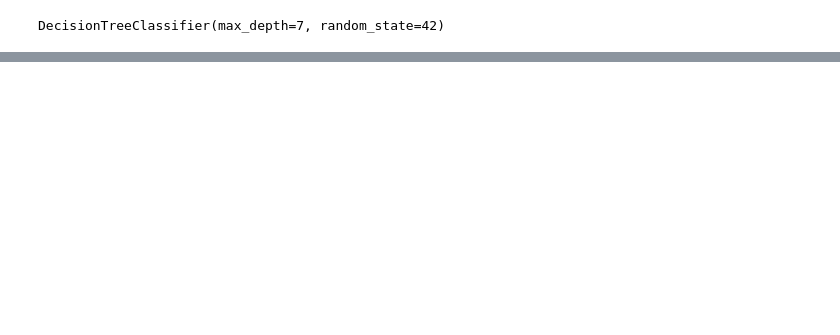
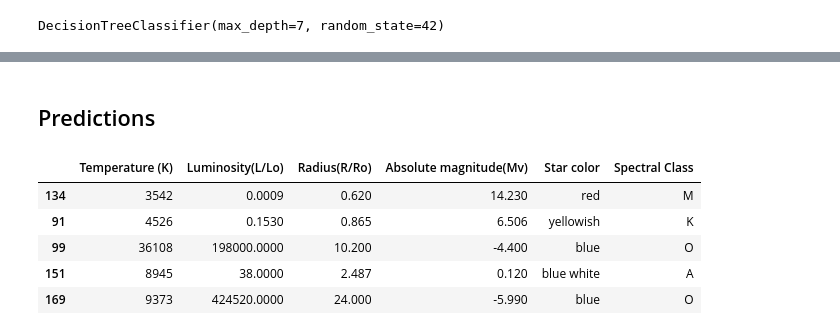
Before and after one commit to brigbrog/Star-Classifier, a Jupyter notebook: star_classifier_final.ipynb, the cells around one changed output, grey strips where cells are left out. Drawn from its saved outputs; the diff is of its cells as text; code cells hidden in the pictures; blank space fills up the shorter version.

Commit message:
predictions

```diff
--- a/star_classifier_final.ipynb
+++ b/star_classifier_final.ipynb
@@ -287,0 +383,14 @@ plt.show()
+# %% [markdown]
+## Predictions
+# %%
+stars_test = test_set.drop("Star type", axis=1)
+stars_test_labels = test_set["Star type"].copy()
+# %%
+stars_test.head()
+# %% [output]
+|  | Temperature (K) | Luminosity(L/Lo) | Radius(R/Ro) | Absolute magnitude(Mv) | Star color | Spectral Class |
+| 134 | 3542 | 0.0009 | 0.620 | 14.230 | red | M |
+| 91 | 4526 | 0.1530 | 0.865 | 6.506 | yellowish | K |
+| 99 | 36108 | 198000.0000 | 10.200 | -4.400 | blue | O |
+| 151 | 8945 | 38.0000 | 2.487 | 0.120 | blue white | A |
+| 169 | 9373 | 424520.0000 | 24.000 | -5.990 | blue | O |
```
Also changed, not shown: parts of 42 cells of this notebook.
